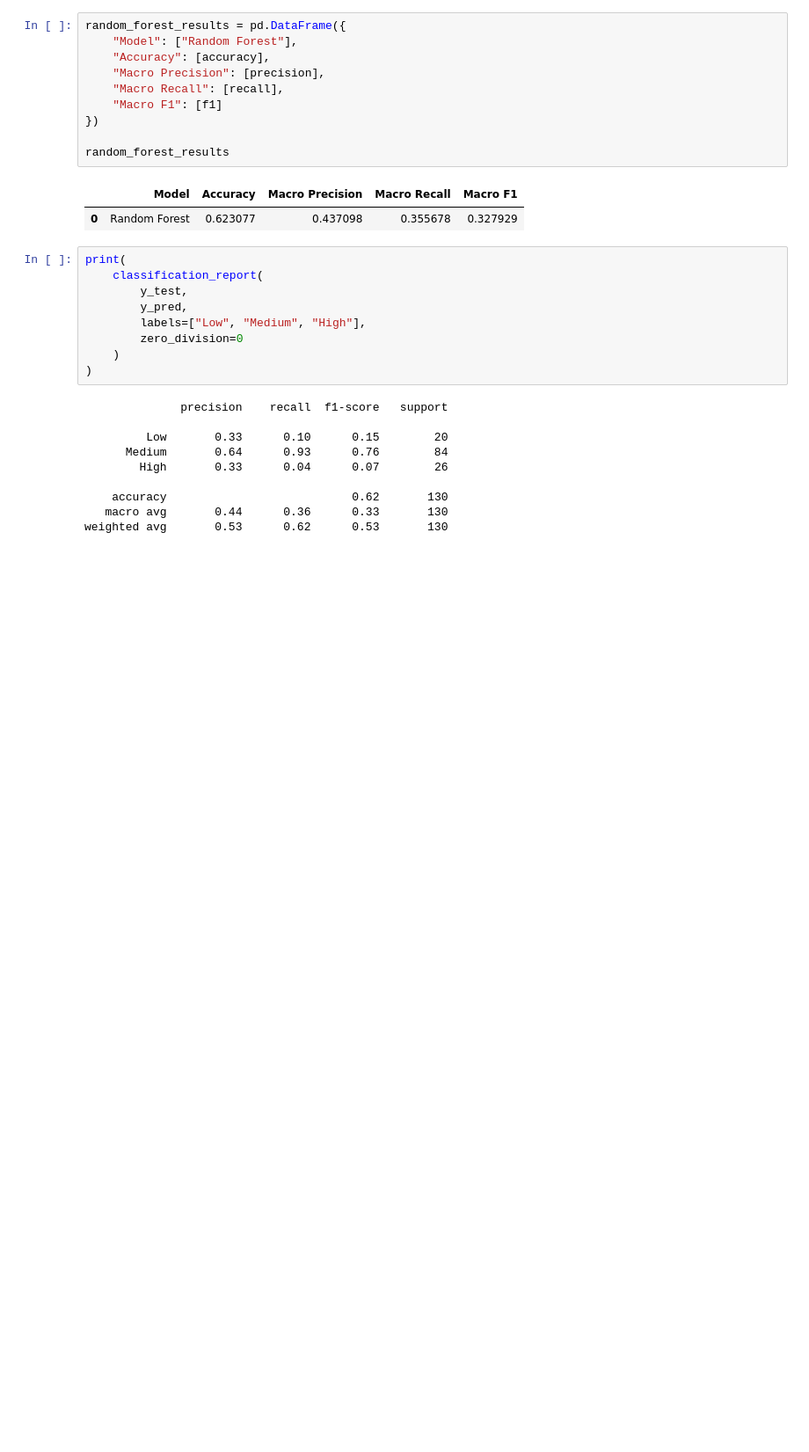
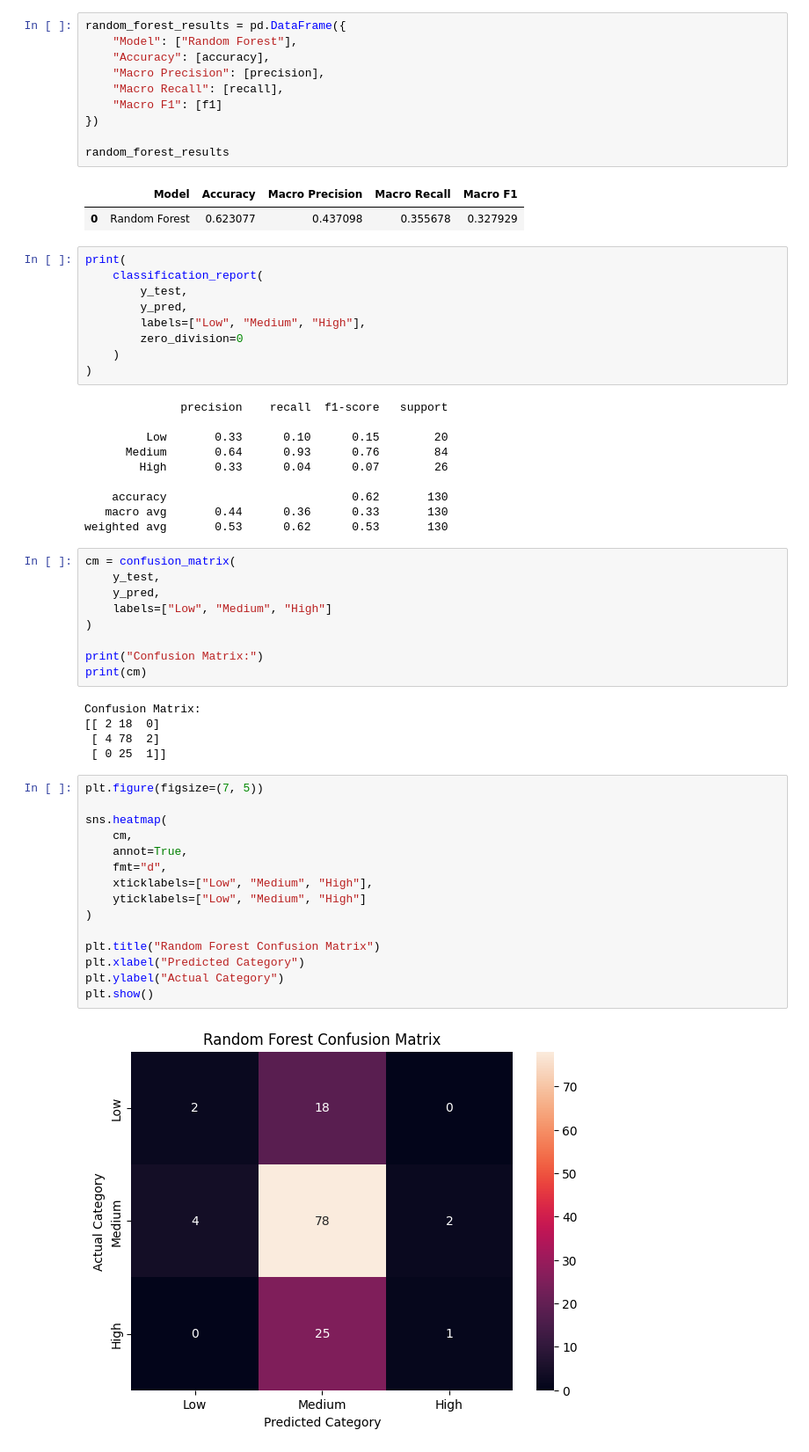
Before and after one commit to lightcode01-oss/IYB_INTERNSHIP, a Jupyter notebook: Day_10_Random_Forest_Model.ipynb, the cells around one changed output. Shown at 88% size. Drawn from its saved outputs; the diff is of its cells as text; blank space fills up the shorter version.

```diff
--- a/Day_10_Random_Forest_Model.ipynb
+++ b/Day_10_Random_Forest_Model.ipynb
@@ -398,3 +398,34 @@ print(
     accuracy                           0.62       130
    macro avg       0.44      0.36      0.33       130
 weighted avg       0.53      0.62      0.53       130
+# %%
+cm = confusion_matrix(
+    y_test,
+    y_pred,
+    labels=["Low", "Medium", "High"]
+)
+
+print("Confusion Matrix:")
+print(cm)
+# %% [output]
+Confusion Matrix:
+[[ 2 18  0]
+ [ 4 78  2]
+ [ 0 25  1]]
+# %%
+plt.figure(figsize=(7, 5))
+
+sns.heatmap(
+    cm,
+    annot=True,
+    fmt="d",
+    xticklabels=["Low", "Medium", "High"],
+    yticklabels=["Low", "Medium", "High"]
+)
+
+plt.title("Random Forest Confusion Matrix")
+plt.xlabel("Predicted Category")
+plt.ylabel("Actual Category")
+plt.show()
+# %% [output]
+[figure, added]
```
Also changed, not shown: parts of 16 cells of this notebook.
